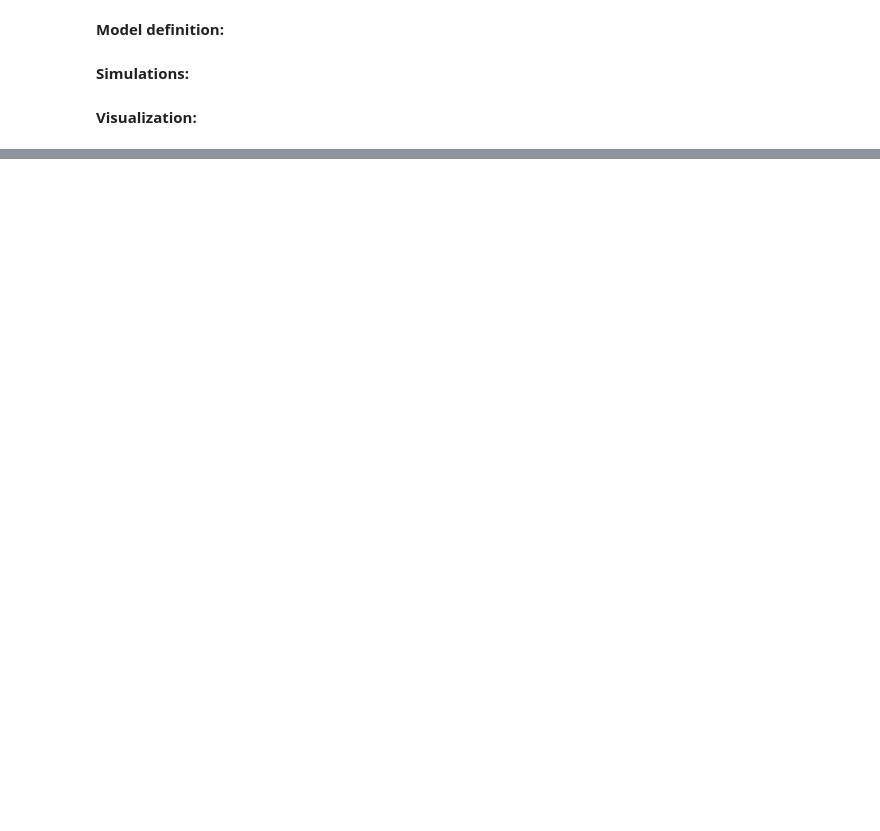
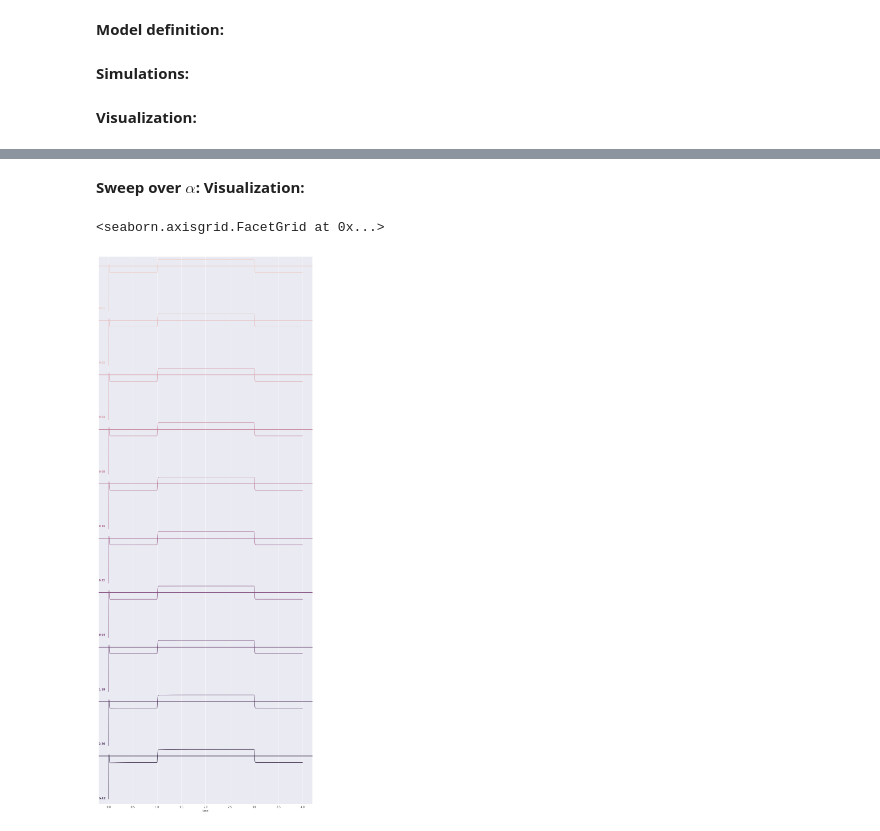
Before and after one commit to Richert/BrainNetworks, a Jupyter notebook: CMC/documentation/Montbrio_model_extension.ipynb, the cells around one changed output, grey strips where cells are left out. Drawn from its saved outputs; the diff is of its cells as text; code cells hidden in the pictures; blank space fills up the shorter version.

```diff
--- a/CMC/documentation/Montbrio_model_extension.ipynb
+++ b/CMC/documentation/Montbrio_model_extension.ipynb
@@ -408,0 +137,4 @@ plot_timeseries(results, plot_style='ridge_plot', demean=True, aspect=3.0)
+# %%
+alpha = np.round(np.asarray([0.01, 0.02, 0.04, 0.08, 0.16, 0.32, 0.64, 1.28, 2.56, 5.12]), decimals=3)
+param_map = {'alpha': {'var': [('Op_e_adapt.0', 'alpha'), ('Op_i_adapt.0', 'alpha')],
+                       'nodes': ['E.0', 'I.0']}}
@@ -408,0 +143,14 @@ plot_timeseries(results, plot_style='ridge_plot', demean=True, aspect=3.0)
+# %%
+results = grid_search(circuit_template="../config/cmc_templates.EI_adapt",
+                      param_grid={'alpha': alpha}, param_map=param_map,
+                      inputs={("E", "Op_e_adapt.0", "i_in"): input_constant,
+                              ("I", "Op_i_adapt.0", "i_in"): input_constant},
+                      outputs={"r": ("I", "Op_i_adapt.0", "r")},
+                      dt=dt, simulation_time=T, permute_grid=False, sampling_step_size=1e-3)
+# %% [markdown]
+**Sweep over $\alpha$: Visualization:**
+# %%
+plot_timeseries(results, plot_style='ridge_plot', demean=True, aspect=4.0)
+# %% [output]
+<seaborn.axisgrid.FacetGrid at 0x...>
+[figure, added]
```
Also changed, not shown: parts of 122 cells of this notebook, 11 other files.
